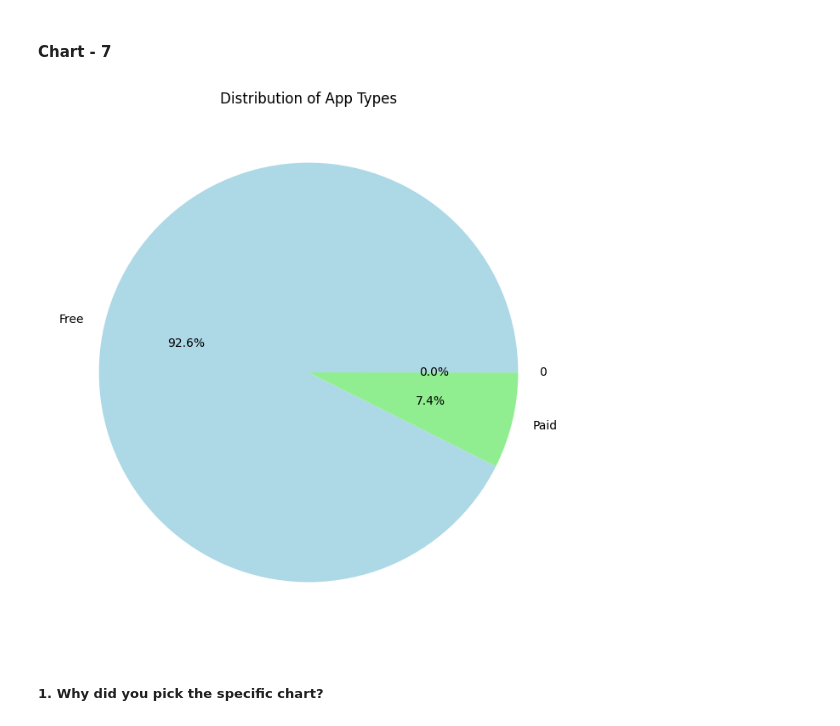
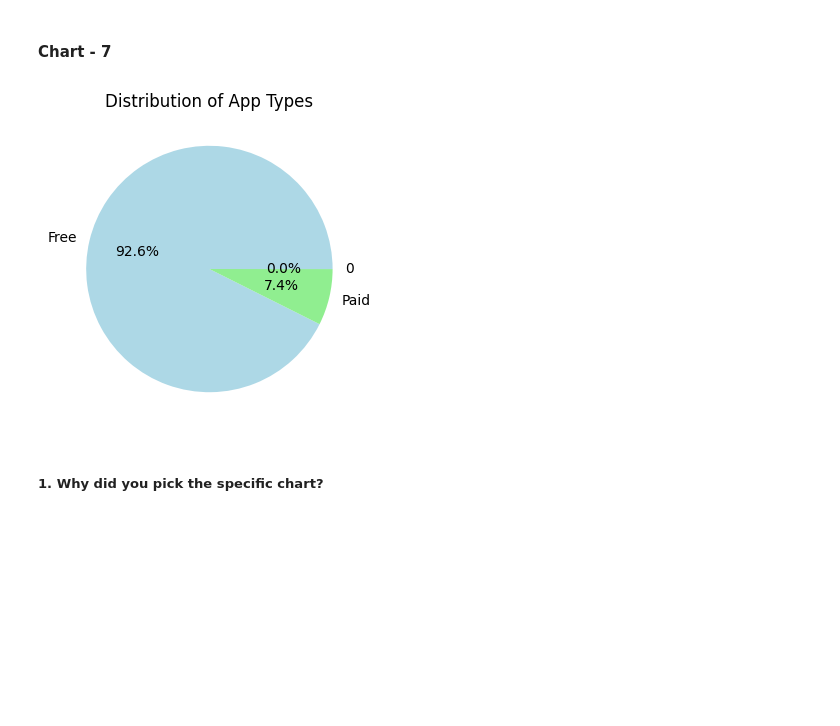
Before and after one commit to kush-agra-soni/3_play_store_eda, a Jupyter notebook: main.ipynb, the cells around one changed output. Drawn from its saved outputs; the diff is of its cells as text; code cells hidden in the pictures; blank space fills up the shorter version.

Commit message:
Chart 1 Completed
Histogram completed

```diff
--- a/main.ipynb
+++ b/main.ipynb
@@ -1110,16 +1123,16 @@ Answer Here
 # %%
 # Chart - 7 visualization code
 # Load the dataset
 df = pd.read_csv('final_playstore_data.csv')
 
 # Pie Chart: Distribution of App Types
-plt.figure(figsize=(8, 8))
+plt.figure(figsize=(4, 4))
 type_counts = df['Type'].value_counts()
 plt.pie(type_counts, labels=type_counts.index, autopct='%1.1f%%', colors=['lightblue', 'lightgreen'])
 plt.title('Distribution of App Types')
 plt.show()
 # %% [output]
-[figure, old version]
+[figure, new version]
 # %% [markdown]
 ##### 1. Why did you pick the specific chart?
 # %% [markdown]
```
Also changed, not shown: parts of 7 cells of this notebook.
